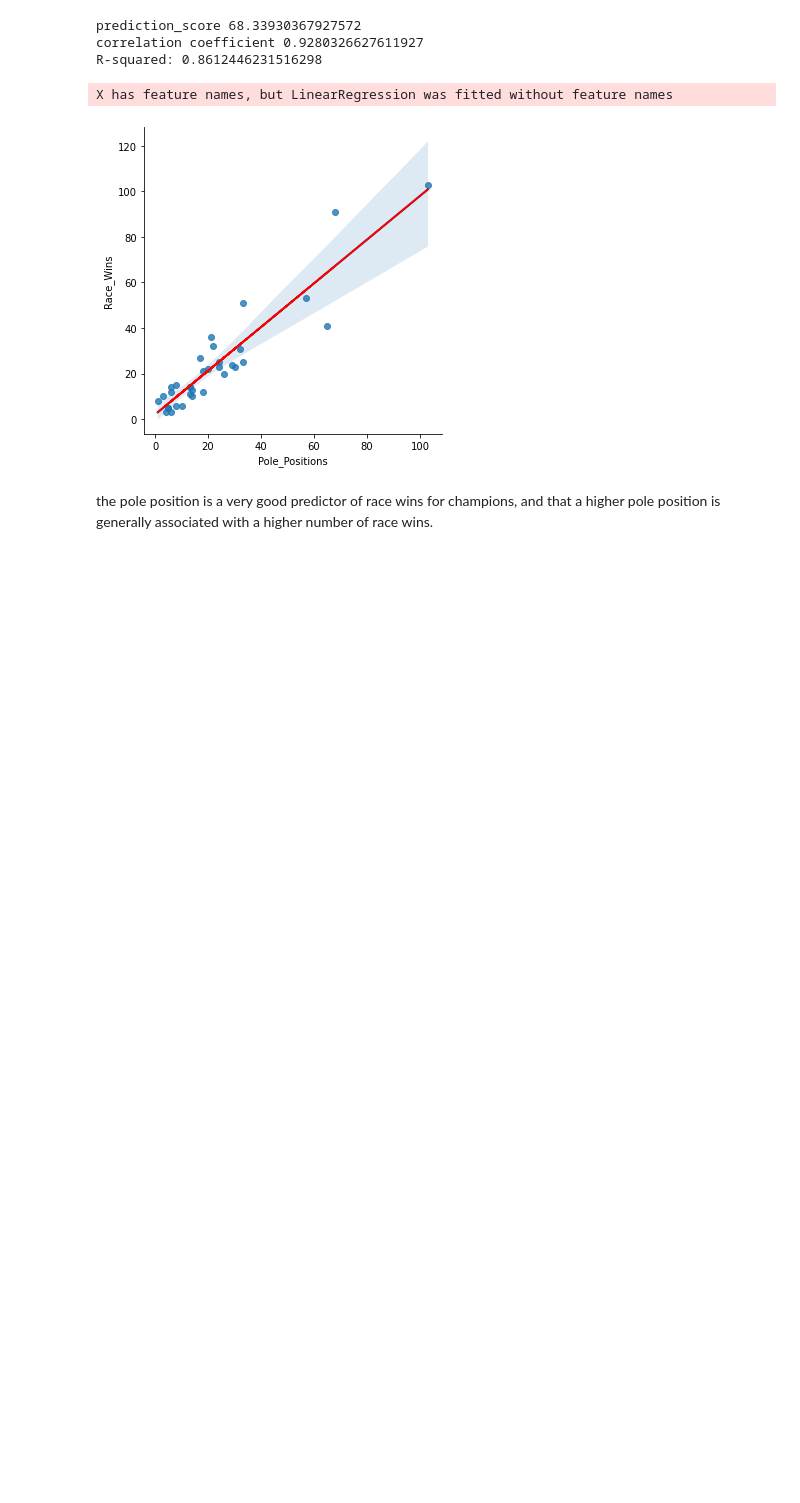
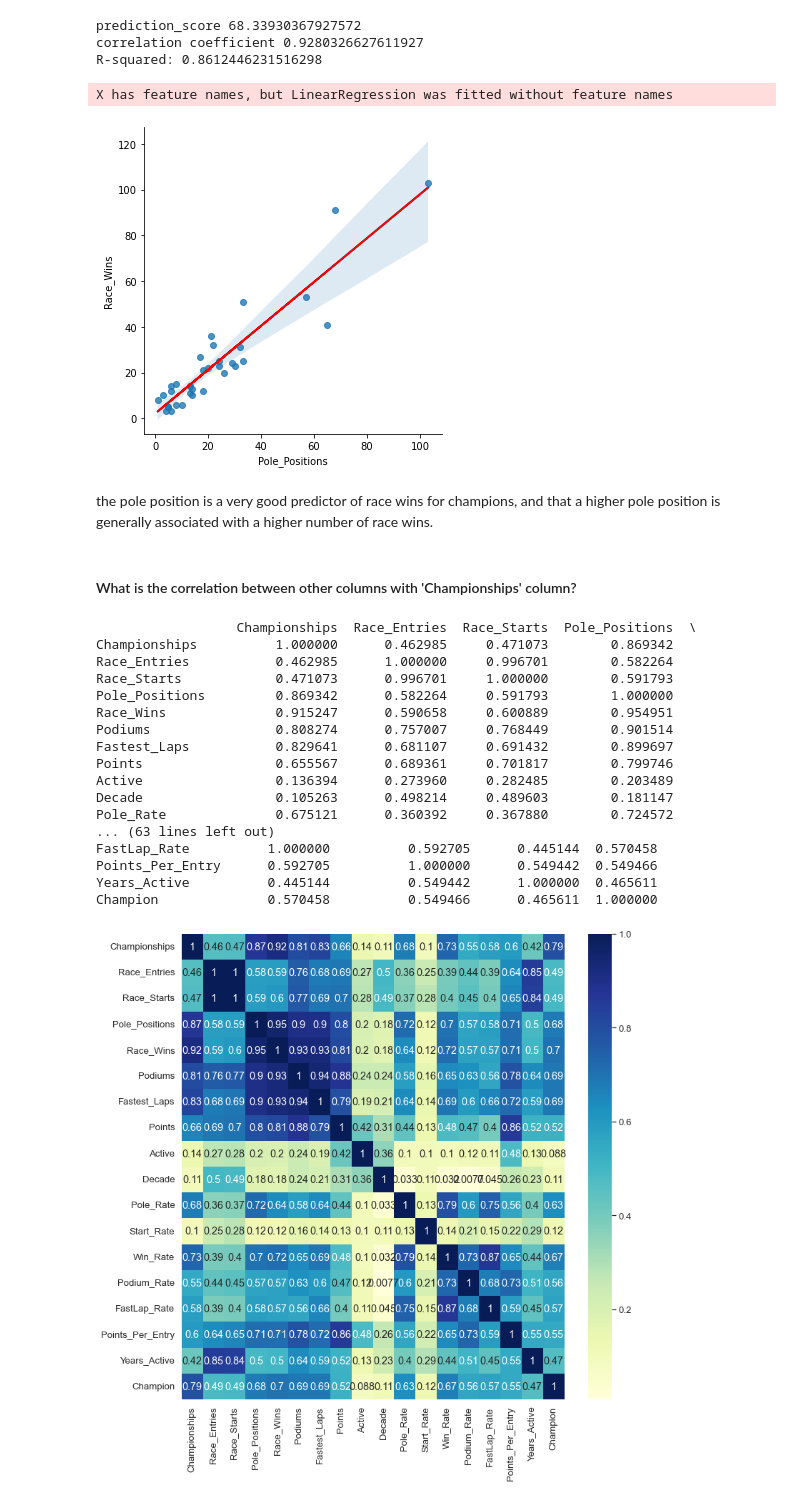
Before and after one commit to chandanamulagund/Maximizing-Performance-Data-Analysis-of-Formula-1-Driver-and-Race-Data, a Jupyter notebook: f1.ipynb, the cells around one changed output. Drawn from its saved outputs; the diff is of its cells as text; code cells hidden in the pictures; blank space fills up the shorter version.

```diff
--- a/f1.ipynb
+++ b/f1.ipynb
@@ -204,3 +204,28 @@ X has feature names, but LinearRegression was fitted without feature names
 [figure]
 # %% [markdown]
 the pole position is a very good predictor of race wins for champions, and that a higher pole position is generally associated with a higher number of race wins.
+# %% [markdown]
+#### What is the correlation between other columns with 'Championships' column?
+# %%
+print(df.corr())
+plt.figure(figsize=(12,12))
+dataplot = sns.heatmap(df.corr(), cmap="YlGnBu", annot=True)
+# %% [output]
+                  Championships  Race_Entries  Race_Starts  Pole_Positions  \
+Championships          1.000000      0.462985     0.471073        0.869342
+Race_Entries           0.462985      1.000000     0.996701        0.582264
+Race_Starts            0.471073      0.996701     1.000000        0.591793
+Pole_Positions         0.869342      0.582264     0.591793        1.000000
+Race_Wins              0.915247      0.590658     0.600889        0.954951
+Podiums                0.808274      0.757007     0.768449        0.901514
+Fastest_Laps           0.829641      0.681107     0.691432        0.899697
+Points                 0.655567      0.689361     0.701817        0.799746
+Active                 0.136394      0.273960     0.282485        0.203489
+Decade                 0.105263      0.498214     0.489603        0.181147
+Pole_Rate              0.675121      0.360392     0.367880        0.724572
+... (63 lines left out)
+FastLap_Rate          1.000000          0.592705      0.445144  0.570458
+Points_Per_Entry      0.592705          1.000000      0.549442  0.549466
+Years_Active          0.445144          0.549442      1.000000  0.465611
+Champion              0.570458          0.549466      0.465611  1.000000
+[figure, added]
```
Also changed, not shown: parts of 3 cells of this notebook.
